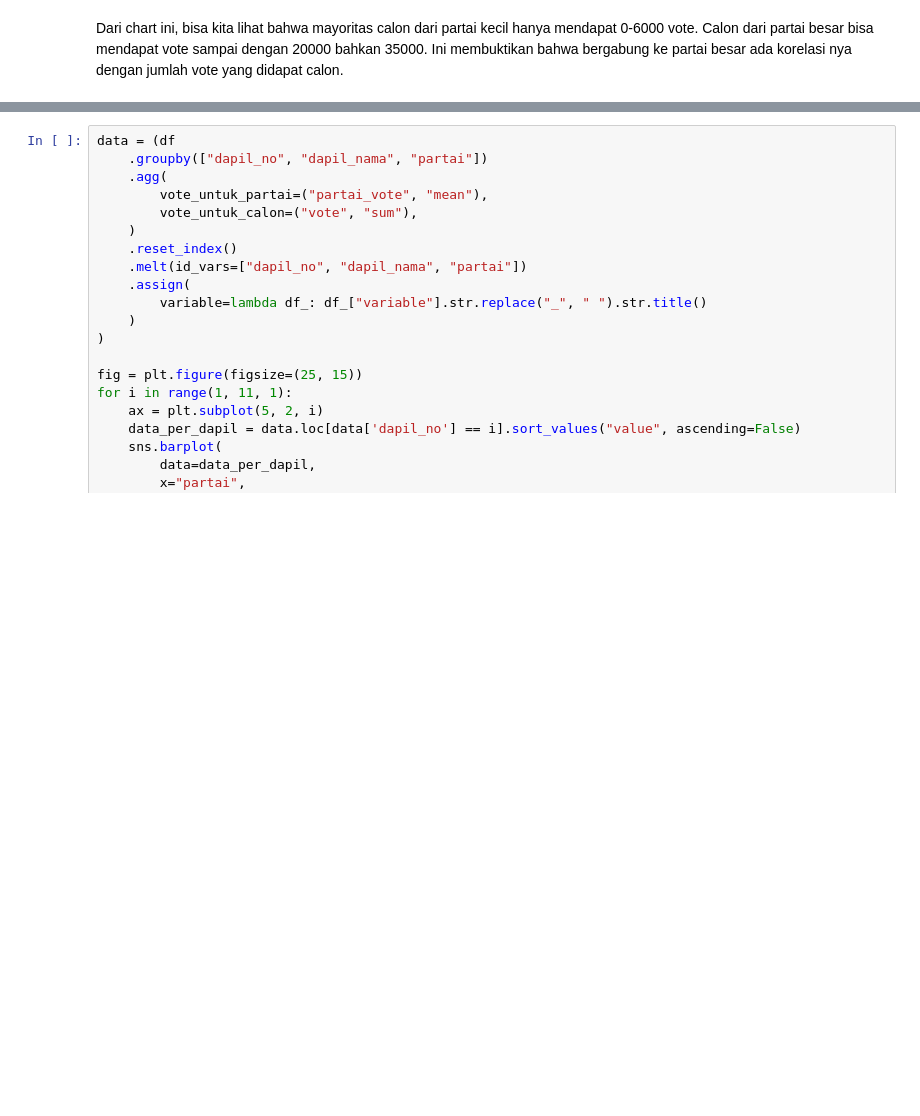
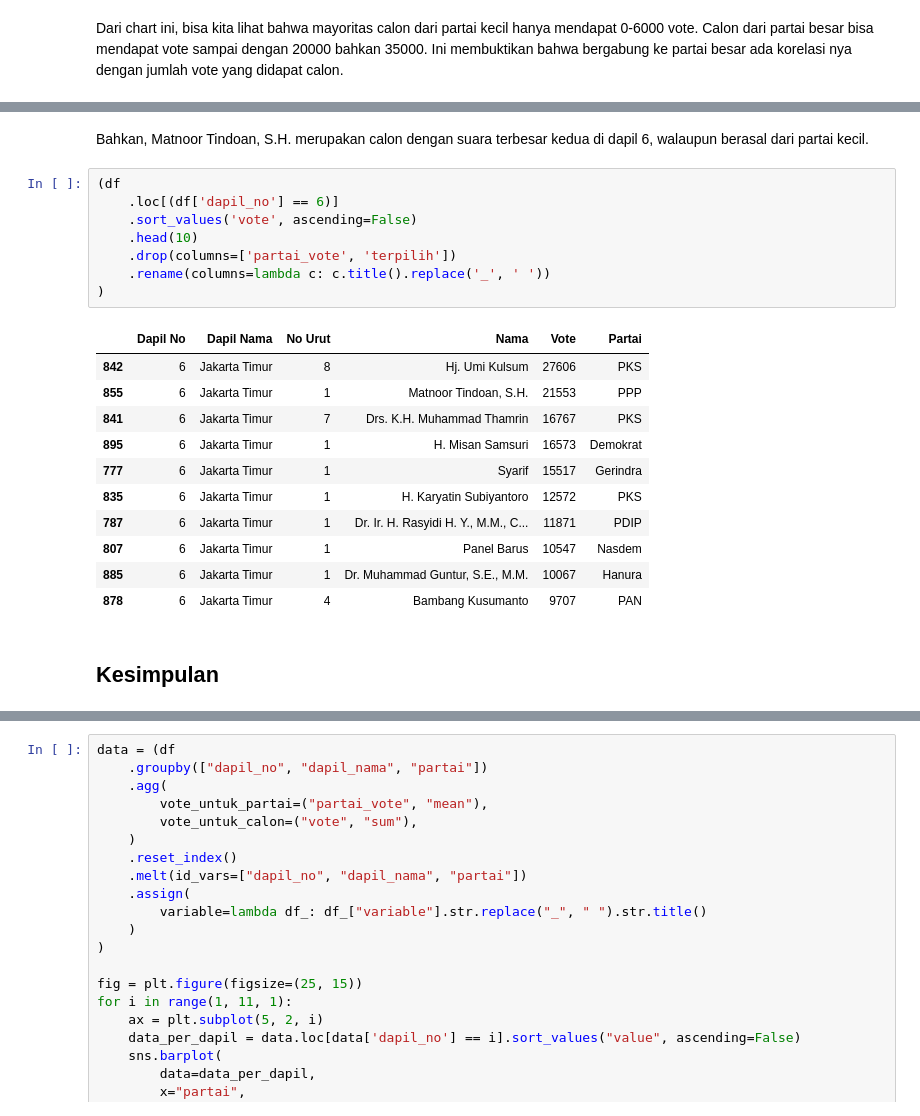
Before and after one commit to danjelito/pemilu-dki-2019, a Jupyter notebook: src/report.ipynb, the cells around one changed output, grey strips where cells are left out. Saved outputs shown, nothing was run; the diff lists cells and outputs as text; blank space fills up the shorter version.

```diff
--- a/src/report.ipynb
+++ b/src/report.ipynb
@@ -258,0 +368,24 @@ Calon dari partai besar bisa mendapat vote sampai dengan 20000 bahkan 35000. Ini
+# %% [markdown]
+Bahkan, Matnoor Tindoan, S.H. merupakan calon dengan suara terbesar kedua di dapil 6, walaupun berasal dari partai kecil.
+# %%
+(df
+    .loc[(df['dapil_no'] == 6)]
+    .sort_values('vote', ascending=False)
+    .head(10)
+    .drop(columns=['partai_vote', 'terpilih'])
+    .rename(columns=lambda c: c.title().replace('_', ' '))
+)
+# %% [output]
+|  | Dapil No | Dapil Nama | No Urut | Nama | Vote | Partai |
+| 842 | 6 | Jakarta Timur | 8 | Hj. Umi Kulsum | 27606 | PKS |
+| 855 | 6 | Jakarta Timur | 1 | Matnoor Tindoan, S.H. | 21553 | PPP |
+| 841 | 6 | Jakarta Timur | 7 | Drs. K.H. Muhammad Thamrin | 16767 | PKS |
+| 895 | 6 | Jakarta Timur | 1 | H. Misan Samsuri | 16573 | Demokrat |
+| 777 | 6 | Jakarta Timur | 1 | Syarif | 15517 | Gerindra |
+| 835 | 6 | Jakarta Timur | 1 | H. Karyatin Subiyantoro | 12572 | PKS |
+| 787 | 6 | Jakarta Timur | 1 | Dr. Ir. H. Rasyidi H. Y., M.M., C... | 11871 | PDIP |
+| 807 | 6 | Jakarta Timur | 1 | Panel Barus | 10547 | Nasdem |
+| 885 | 6 | Jakarta Timur | 1 | Dr. Muhammad Guntur, S.E., M.M. | 10067 | Hanura |
+| 878 | 6 | Jakarta Timur | 4 | Bambang Kusumanto | 9707 | PAN |
+# %% [markdown]
+## Kesimpulan
```
Also changed, not shown: parts of 16 cells of this notebook.
